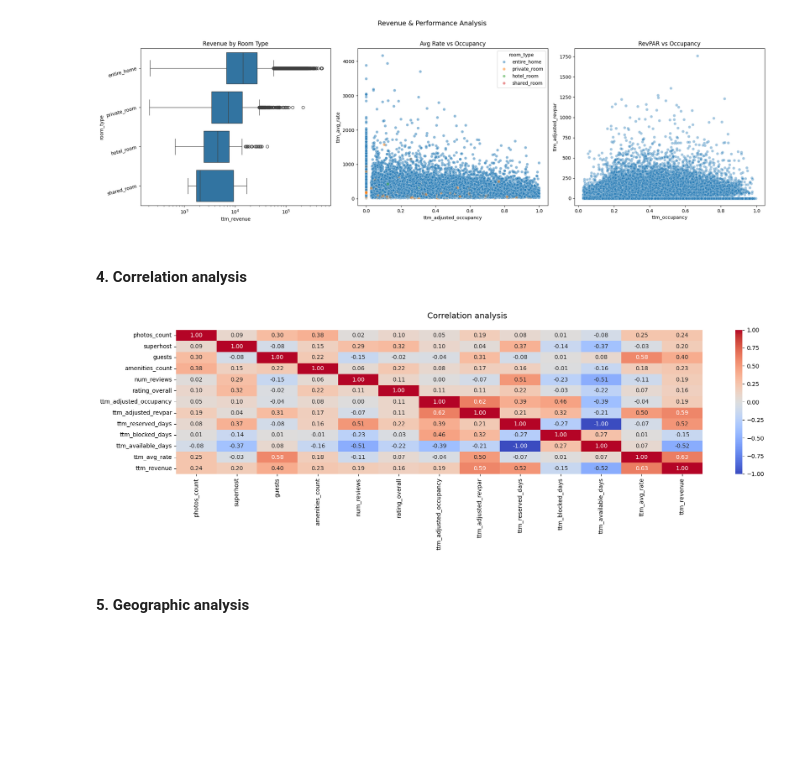
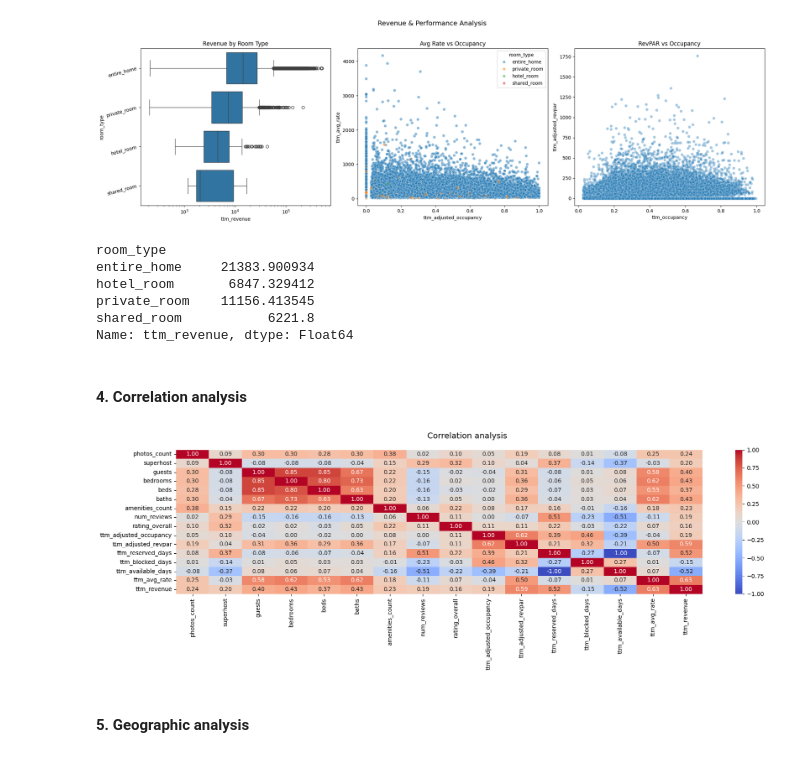
Before and after one commit to HenriquePRebolho/AirbnbDataMining, a Jupyter notebook: eda_etl/listings_eda_etl.ipynb, the cells around one changed output. Cells and saved outputs as stored; diff of their text form; code cells hidden in the pictures; blank space fills up the shorter version.

```diff
--- a/eda_etl/listings_eda_etl.ipynb
+++ b/eda_etl/listings_eda_etl.ipynb
@@ -449,27 +449,36 @@ plt.tight_layout()
 plt.show()
 # %% [output]
 [figure]
+# %%
+df_clean.groupby("room_type")["ttm_revenue"].mean()
+# %% [output]
+room_type
+entire_home     21383.900934
+hotel_room       6847.329412
+private_room    11156.413545
+shared_room           6221.8
+Name: ttm_revenue, dtype: Float64
 # %% [markdown]
 #### 4. Correlation analysis
 # %%
 
 corr_cols = [
-       'photos_count', 'superhost', 'guests', 'amenities_count','num_reviews',
+       'photos_count', 'superhost', 'guests', 'bedrooms', 'beds', 'baths', 'amenities_count','num_reviews',
        'rating_overall', 'ttm_adjusted_occupancy', 'ttm_adjusted_revpar', 'ttm_reserved_days',
        'ttm_blocked_days', 'ttm_available_days', 'ttm_avg_rate', 'ttm_revenue',
 ]
 
 fig, axes = plt.subplots(figsize=(18, 6))
 
 # Correlation heatmap
 sns.heatmap(df_clean[corr_cols].corr(), annot=True, fmt=".2f", cmap="coolwarm",
 )
 
 plt.suptitle("Correlation analysis", fontsize=14)
 plt.tight_layout()
 plt.show()
 # %% [output]
-[figure, old version]
+[figure, new version]
 # %% [markdown]
 #### 5. Geographic analysis
 # %%
```
Also changed, not shown: 1 other file.
